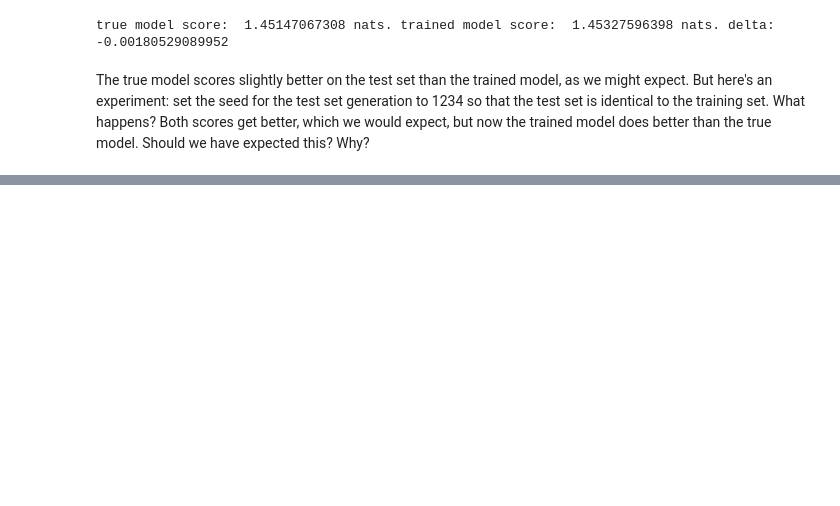
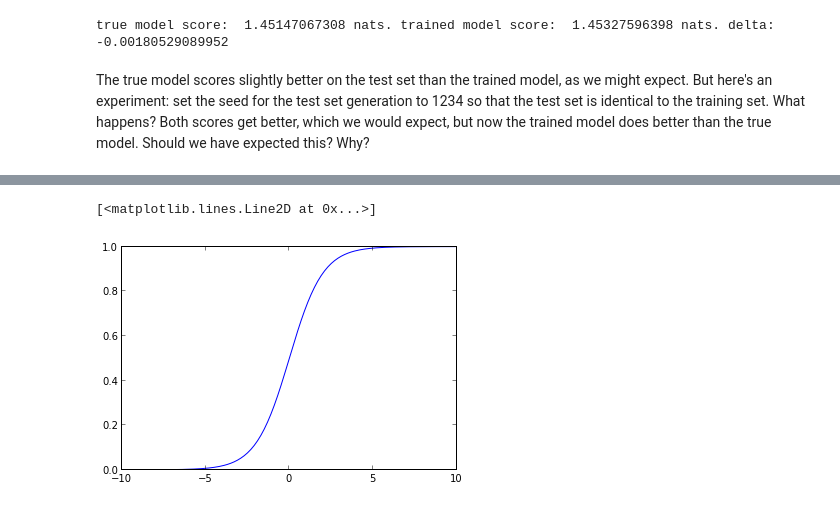
Before and after one commit to pbstark/S222_S13_git, a Jupyter notebook: Course_Notes.ipynb, the cells around one changed output, grey strips where cells are left out. Drawn from its saved outputs; the diff is of its cells as text; code cells hidden in the pictures; blank space fills up the shorter version.

```diff
--- a/Course_Notes.ipynb
+++ b/Course_Notes.ipynb
@@ -516,0 +550,7 @@ which we would expect, but now the trained model does better than the true model
+# %%
+def f(x):
+    return 1/(1+exp(-x))
+plot([x for x in arange(-10,10,.1)],[f(x) for x in arange(-10,10,.1)])
+# %% [output]
+[<matplotlib.lines.Line2D at 0x...>]
+[figure, added]
```
Also changed, not shown: parts of 10 cells of this notebook.
